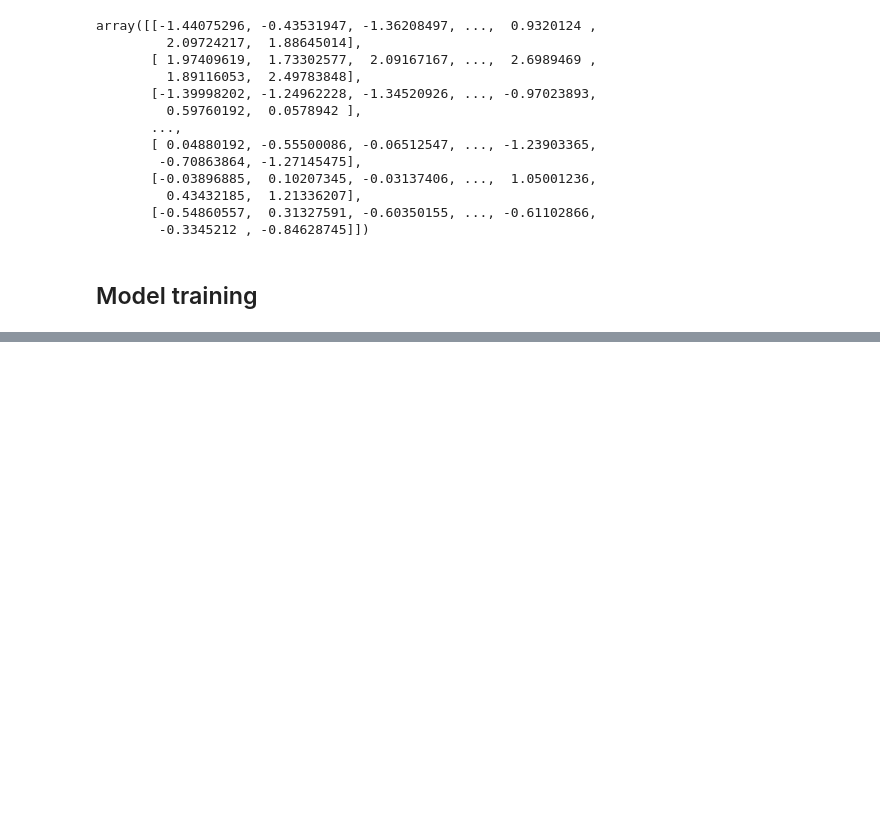
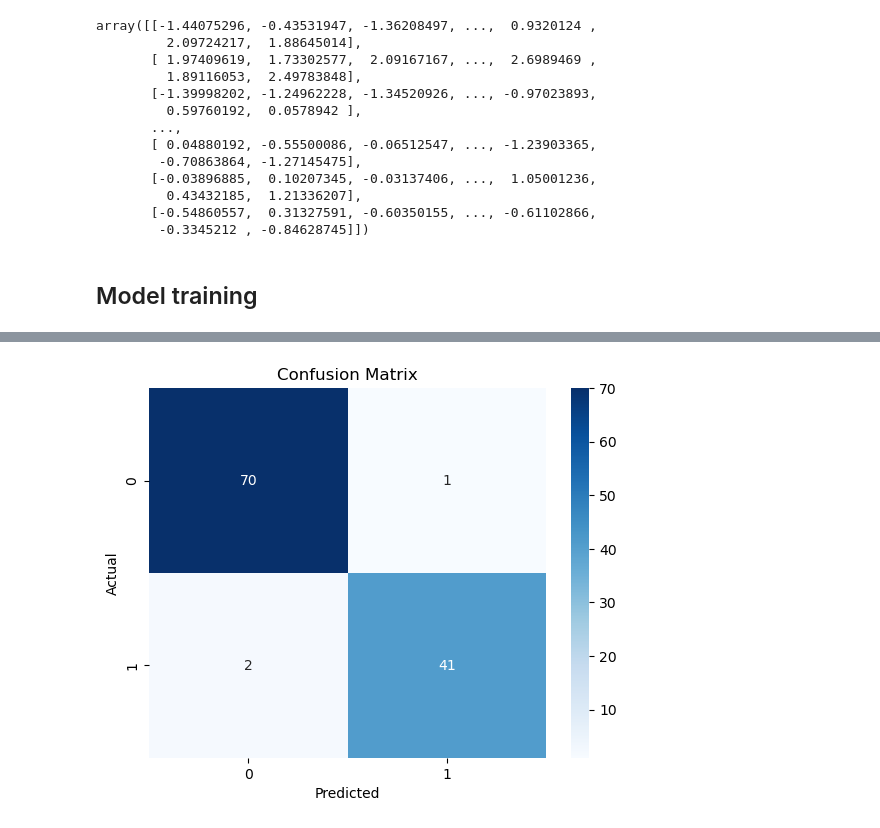
Before and after one commit to IDANX03/Breast-Cancer-Diagnosis-using-Logistic-regression, a Jupyter notebook: Breast cancer detection.ipynb, the cells around one changed output, grey strips where cells are left out. Cells and saved outputs as stored; diff of their text form; code cells hidden in the pictures; blank space fills up the shorter version.

```diff
--- a/Breast cancer detection.ipynb
+++ b/Breast cancer detection.ipynb
@@ -153,7 +153,7 @@ array([1, 1, 1, 1, 1, 1, 1, 1, 1, 1, 1, 1, 1, 1, 1, 1, 1, 1, 1, 0, 0, 0,
 # %%
 from sklearn.model_selection import train_test_split
 # %%
-X_train, X_test, y_train, y_test = train_test_split(X, y, test_size = 0.2, random_state = 42) #splitting data into 80% training and 20% testing sets
+X_train, X_test, y_train, y_test = train_test_split(X, encoded_y, test_size = 0.2, random_state = 42) #splitting data into 80% training and 20% testing sets
 # %%
 X_train
 # %% [output]
@@ -200,3 +220,5 @@ array([[-1.44075296, -0.43531947, -1.36208497, ...,  0.9320124 ,
 from sklearn.linear_model import LogisticRegression
 # %%
 lore = LogisticRegression()
+# %%
+lore.fit(X_train_scaled, y_train) #fitting the model with y_train(labels) and scaled X_train(features)
@@ -202,0 +227,3 @@ lore = LogisticRegression()
+# %%
+y_pred = lore.predict(X_test_scaled) #predictions on unseen data (test)
+print(y_pred)
@@ -202,0 +260,9 @@ lore = LogisticRegression()
+# %%
+cm = confusion_matrix(y_test, y_pred)
+sns.heatmap(cm, annot=True, fmt='d', cmap='Blues')
+plt.xlabel('Predicted')
+plt.ylabel('Actual')
+plt.title('Confusion Matrix')
+plt.show()
+# %% [output]
+[figure, added]
```
Also changed, not shown: parts of 7 cells of this notebook.
